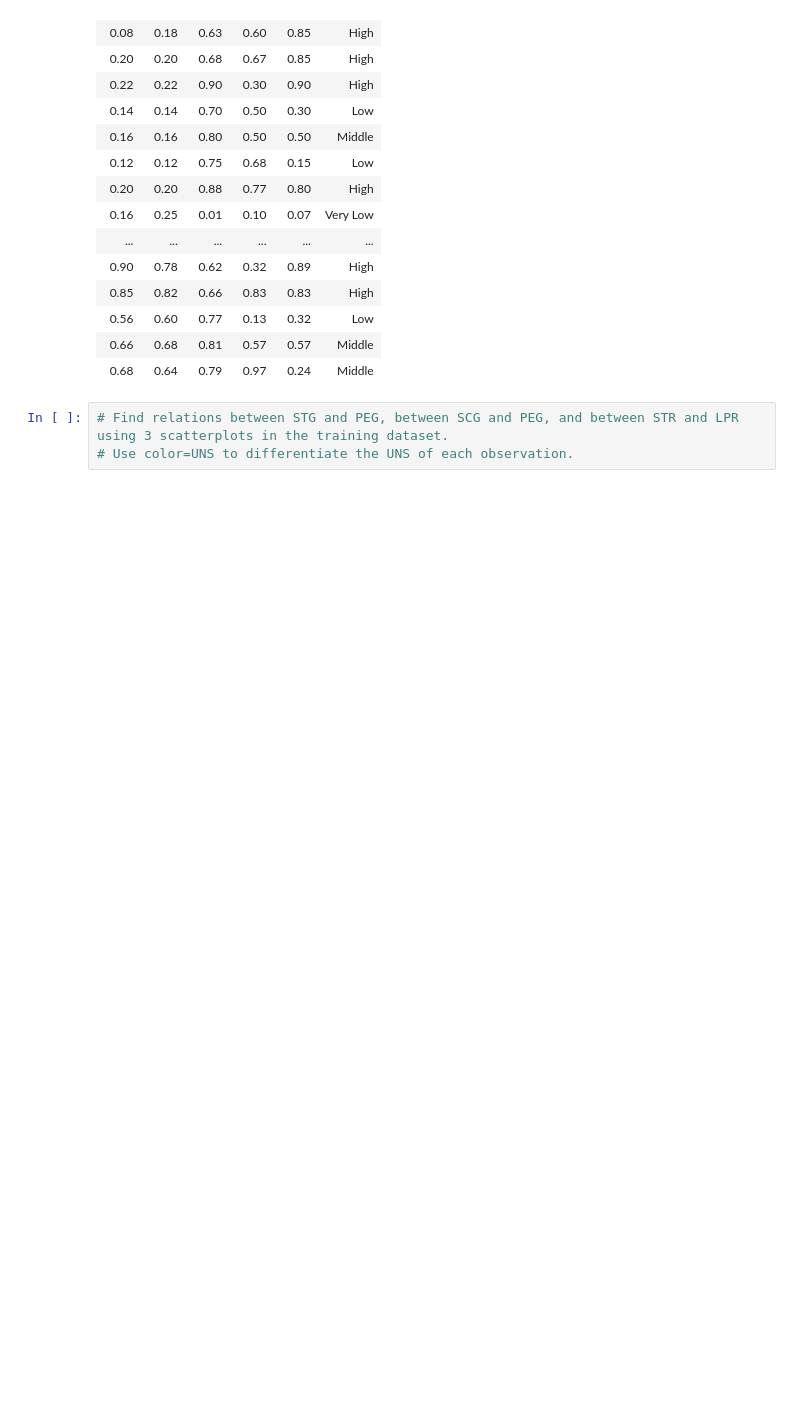
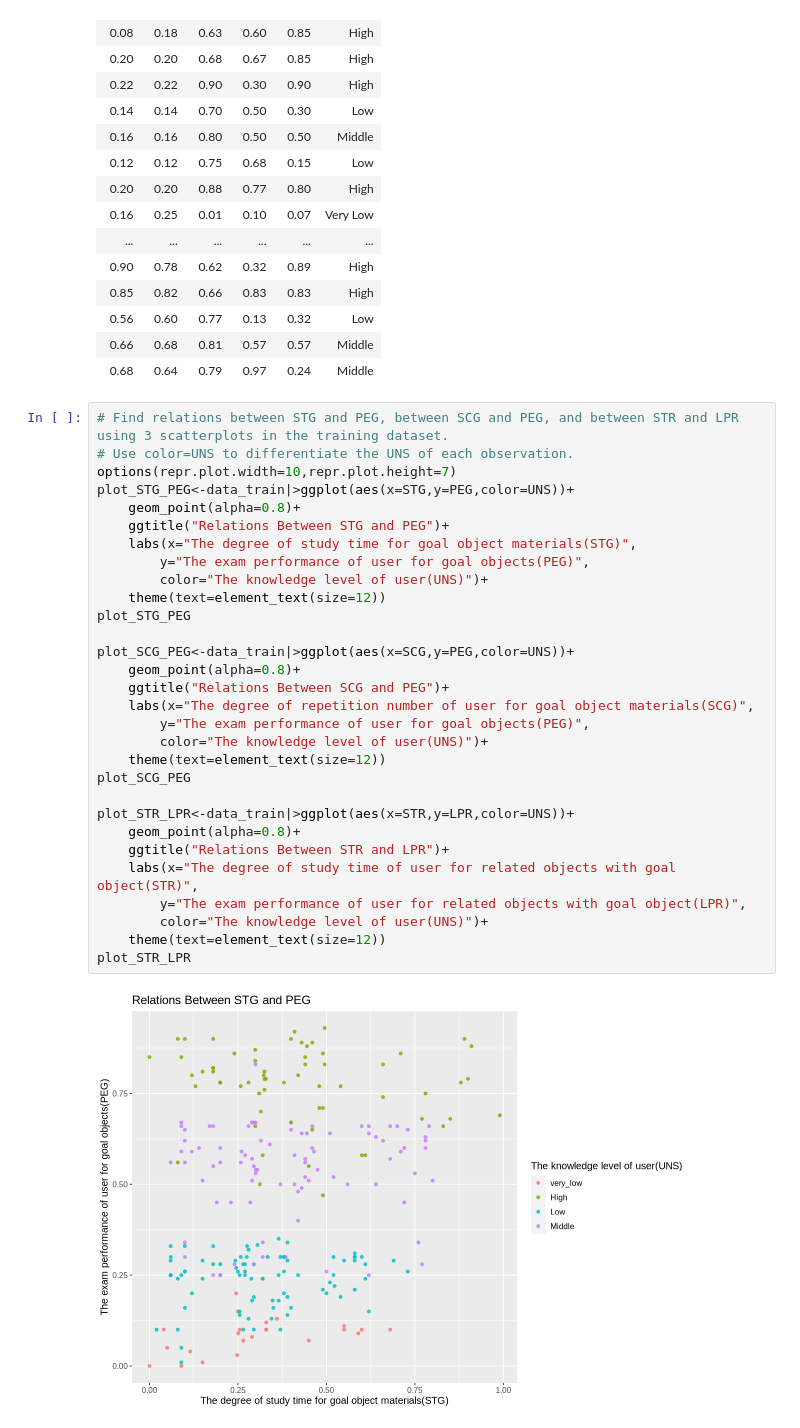
Before and after one commit to imbpeng/DSCI002-19, a Jupyter notebook: Proposal.ipynb, the cells around one changed output. Saved outputs shown, nothing was run; the diff lists cells and outputs as text; blank space fills up the shorter version.

Commit message:
Add some plots
Add 3 scatter plots and 5 histograms, showing the relations between variables.

```diff
--- a/Proposal.ipynb
+++ b/Proposal.ipynb
@@ -60,3 +60,32 @@ A tibble: 145 × 6
 # %%
 # Find relations between STG and PEG, between SCG and PEG, and between STR and LPR using 3 scatterplots in the training dataset.
 # Use color=UNS to differentiate the UNS of each observation.
+options(repr.plot.width=10,repr.plot.height=7)
+plot_STG_PEG<-data_train|>ggplot(aes(x=STG,y=PEG,color=UNS))+
+    geom_point(alpha=0.8)+
+    ggtitle("Relations Between STG and PEG")+
+    labs(x="The degree of study time for goal object materials(STG)",
+        y="The exam performance of user for goal objects(PEG)",
+        color="The knowledge level of user(UNS)")+
+    theme(text=element_text(size=12))
+plot_STG_PEG
+
+plot_SCG_PEG<-data_train|>ggplot(aes(x=SCG,y=PEG,color=UNS))+
+    geom_point(alpha=0.8)+
+    ggtitle("Relations Between SCG and PEG")+
+    labs(x="The degree of repetition number of user for goal object materials(SCG)",
+        y="The exam performance of user for goal objects(PEG)",
+        color="The knowledge level of user(UNS)")+
+    theme(text=element_text(size=12))
+plot_SCG_PEG
+
+plot_STR_LPR<-data_train|>ggplot(aes(x=STR,y=LPR,color=UNS))+
+    geom_point(alpha=0.8)+
+    ggtitle("Relations Between STR and LPR")+
+    labs(x="The degree of study time of user for related objects with goal object(STR)",
+        y="The exam performance of user for related objects with goal object(LPR)",
+        color="The knowledge level of user(UNS)")+
+    theme(text=element_text(size=12))
+plot_STR_LPR
+# %% [output]
+[figure, added]
```
Also changed, not shown: parts of 2 cells of this notebook.
